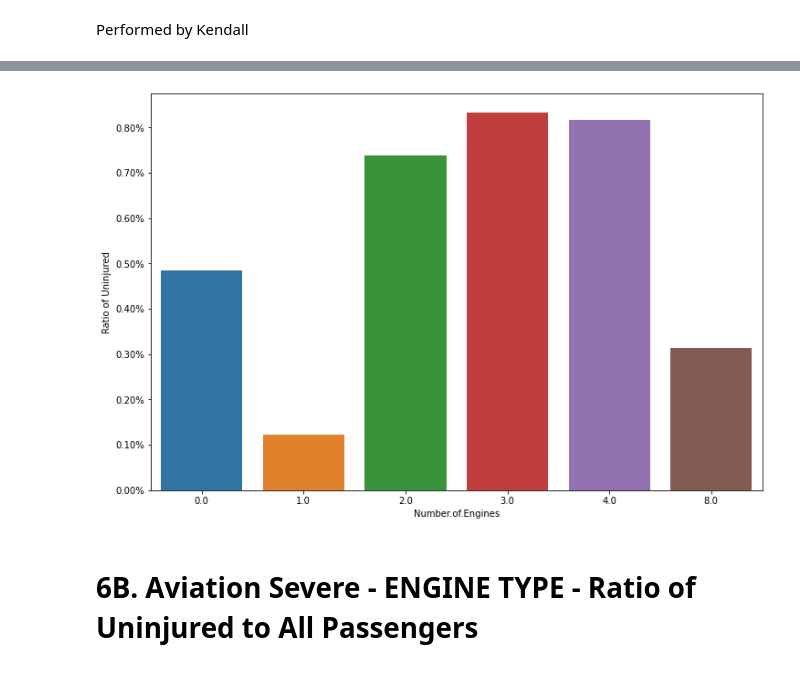
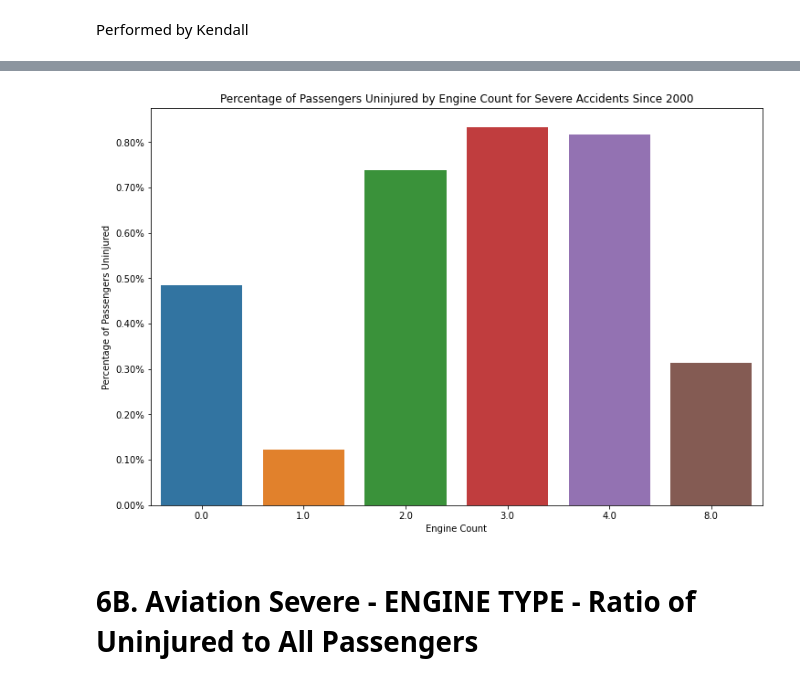
Before and after one commit to ahendricks2/dsc-phase-1-project-v3, a Jupyter notebook: kendall -2 .ipynb, the cells around one changed output, grey strips where cells are left out. Cells and saved outputs as stored; diff of their text form; code cells hidden in the pictures.

```diff
--- a/kendall -2 .ipynb
+++ b/kendall -2 .ipynb
@@ -409,0 +504,3 @@ Name: Aircraft.damage, dtype: int64
+# %%
+x = ['Zero Engines', 'One Engine', 'Two Engines', 'Three Engines', 'Four Engines']
+y = [zero_engines_minor_damage_ratio, one_engine_minor_damage_ratio, two_engines_minor_damage_ratio, three_engines_minor_damage_ratio, four_engines_minor_damage_ratio]
@@ -633,11 +741,14 @@ aviation_severe_engine_counts
 # %%
 fig, ax = plt.subplots(figsize=(12,8))
 
 sns.barplot(x=aviation_severe_engine_counts.index, y=aviation_severe_engine_counts['Ratio of Uninjured'])
 y_value=['{:,.2f}'.format(x) + '%' for x in ax.get_yticks()]
-ax.set_yticklabels(y_value);
+ax.set_yticklabels(y_value)
+ax.set_title('Percentage of Passengers Uninjured by Engine Count for Severe Accidents Since 2000')
+ax.set_xlabel('Engine Count')
+ax.set_ylabel('Percentage of Passengers Uninjured');
 # %% [output]
-[figure, old version]
+[figure, new version]
 # %% [markdown]
 # 6B. Aviation Severe - ENGINE TYPE - Ratio of Uninjured to All Passengers
 # %%
```
Also changed, not shown: parts of 49 cells of this notebook.
